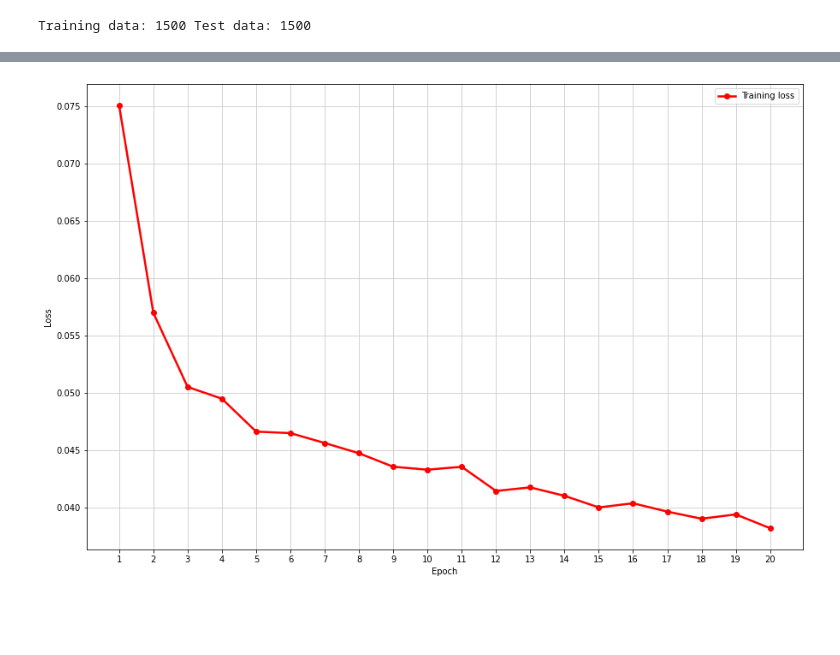
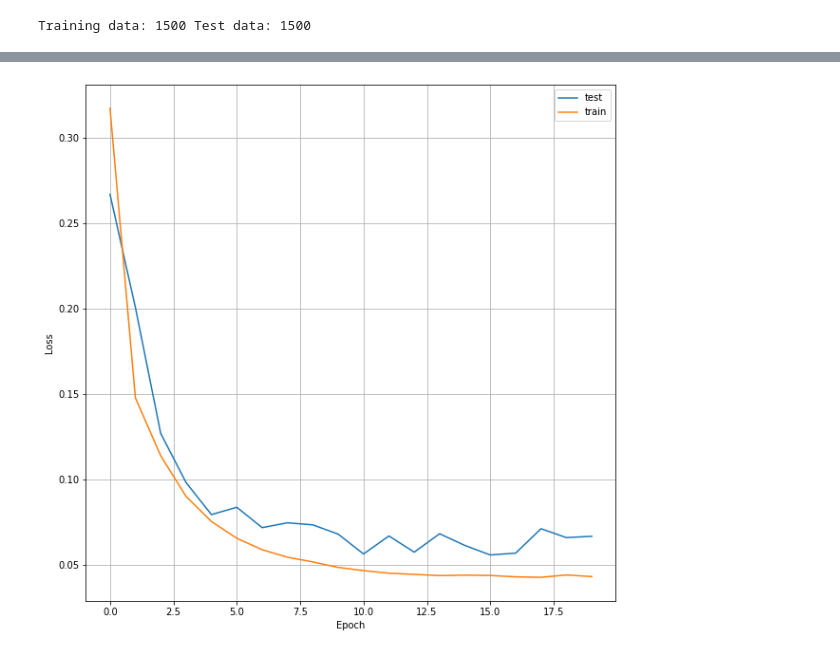
Before and after one commit to nchand/predict-energy-use, a Jupyter notebook: ep_nn.ipynb, the cells around one changed output, grey strips where cells are left out. Cells and saved outputs as stored; diff of their text form; code cells hidden in the pictures; blank space fills up the shorter version.

Commit message:
Added loss and val_loss graph

```diff
--- a/ep_nn.ipynb
+++ b/ep_nn.ipynb
@@ -129,0 +72,4 @@ train_dataset = dataset.shuffle(len(train_data)).batch(1)
+# %%
+test_result = test_data.pop(test_data.columns[len(test_data.columns)-1])
+print(test_result)
+test_data.head()
@@ -135,6 +100,3 @@ model = tf.keras.Sequential([
 ])
 
 model.compile(optimizer='adam',loss=tf.keras.losses.MeanSquaredError())
-# %%
-history = model.fit(train_dataset,epochs=20)
-loss = history.history['loss']
@@ -159,3 +102,0 @@ Epoch 20/20
-# %%
-test_target = test_data.pop(test_data.columns[len(test_data.columns)-1])
-test_data
@@ -175,0 +103,2 @@ test_data
+# %%
+result = model.fit(train_data,train_result,epochs=20,validation_data=(test_data,test_result))
@@ -193,14 +128,11 @@ Evaluate on test data
-# %%
-import matplotlib.pyplot as plt
-
-epochs = range(1, len(loss)+1)
-plt.figure(figsize=(15,10))
-plt.grid(color='lightgray', linestyle='-', linewidth=1)
-plt.plot(epochs, loss, 'ro', label='Training loss', color="red", linewidth=2.5, linestyle="-")
-plt.legend()
-plt.xlabel("Epoch")
-plt.xticks(epochs)
-plt.ylabel("Loss")
-plt.show()
-# %% [output]
-[figure, removed]
+# %%
+plt.figure(figsize=(10,10))
+plt.grid()
+plt.plot(result.history['val_loss'])
+plt.plot(result.history['loss'])
+plt.ylabel('Loss')
+plt.xlabel('Epoch')
+plt.legend(['test','train'], loc='upper right')
+plt.show()
+# %% [output]
+[figure, added]
```
Also changed, not shown: parts of 11 cells of this notebook.
